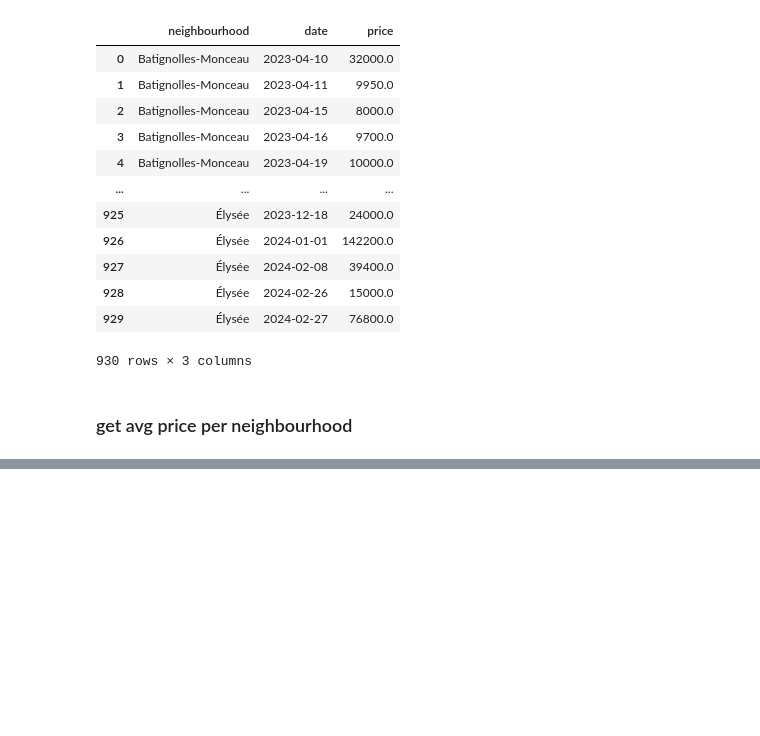
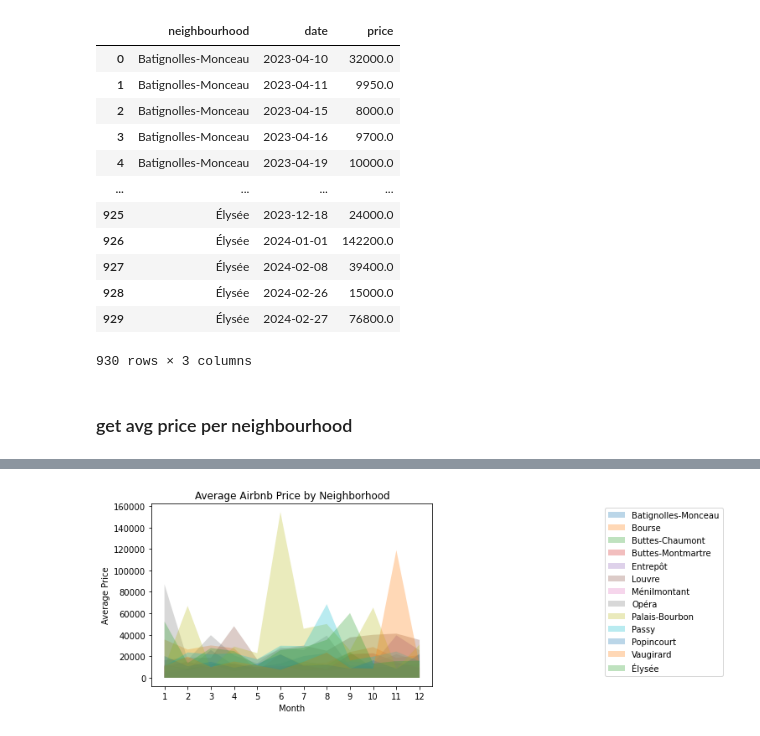
Before and after one commit to Beatles-without-tea/data_visualisation, a Jupyter notebook: data_modify.ipynb, the cells around one changed output, grey strips where cells are left out. Cells and saved outputs as stored; diff of their text form; code cells hidden in the pictures; blank space fills up the shorter version.

```diff
--- a/data_modify.ipynb
+++ b/data_modify.ipynb
@@ -93,0 +210,43 @@ m.save('templates/map.html')
+# %%
+import numpy as np
+import matplotlib.pyplot as plt
+
+# # Generate sample data
+# months = ['Jan', 'Feb', 'Mar', 'Apr', 'May', 'Jun', 'Jul', 'Aug', 'Sep', 'Oct', 'Nov', 'Dec']
+# neighborhoods = ['Neighborhood A', 'Neighborhood B', 'Neighborhood C', 'Neighborhood D',
+#                  'Neighborhood E', 'Neighborhood F', 'Neighborhood G', 'Neighborhood H',
+#                  'Neighborhood I', 'Neighborhood J', 'Neighborhood K', 'Neighborhood L']
+# num_months = len(months)
+# num_neighborhoods = len(neighborhoods)
+
+neighborhoods = test_neighbour_mean.T.columns
+months = test_neighbour_mean.columns
+num_neighborhoods = len(neighborhoods)
+num_months = len(months)
+prices = np.array(test_neighbour_mean.T)
+
+# # Generate random average prices for each month and neighborhood
+# np.random.seed(42)
+# prices = np.random.randint(50, 150, size=(num_months, num_neighborhoods))
+
+# Create the figure and axis
+fig, ax = plt.subplots()
+
+# Plot the time series area chart
+for i in range(num_neighborhoods):
+    ax.fill_between(range(num_months), prices[:, i], alpha=0.3, label=neighborhoods[i])
+
+# Customize the plot
+ax.set_xticks(range(num_months))
+ax.set_xticklabels(months)
+ax.set_xlabel('Month')
+ax.set_ylabel('Average Price')
+ax.set_title('Average Airbnb Price by Neighborhood')
+
+# Add legend
+ax.legend(loc='upper right',bbox_to_anchor=(2.05, 1))
+
+# Display the plot
+plt.show()
+# %% [output]
+[figure, added]
```
Also changed, not shown: parts of 26 cells of this notebook, 14 other files.
